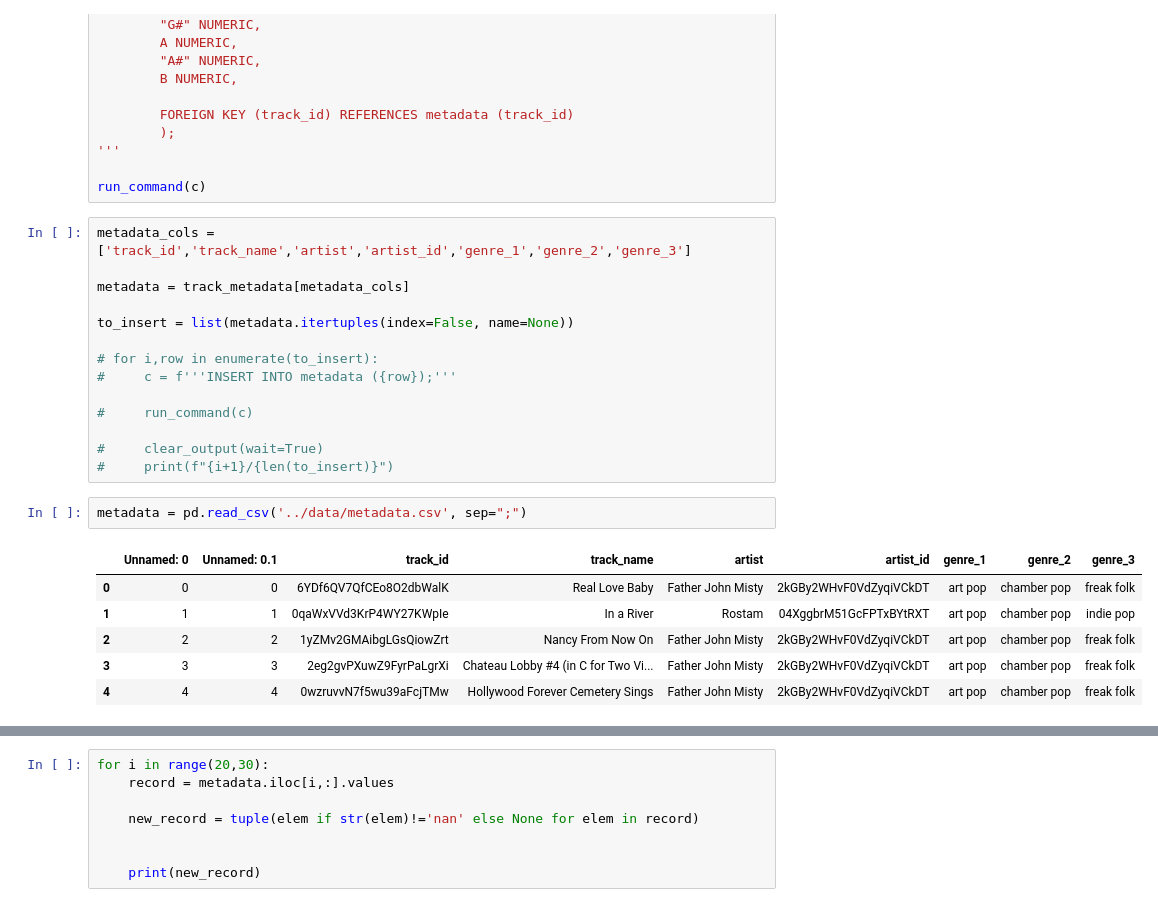
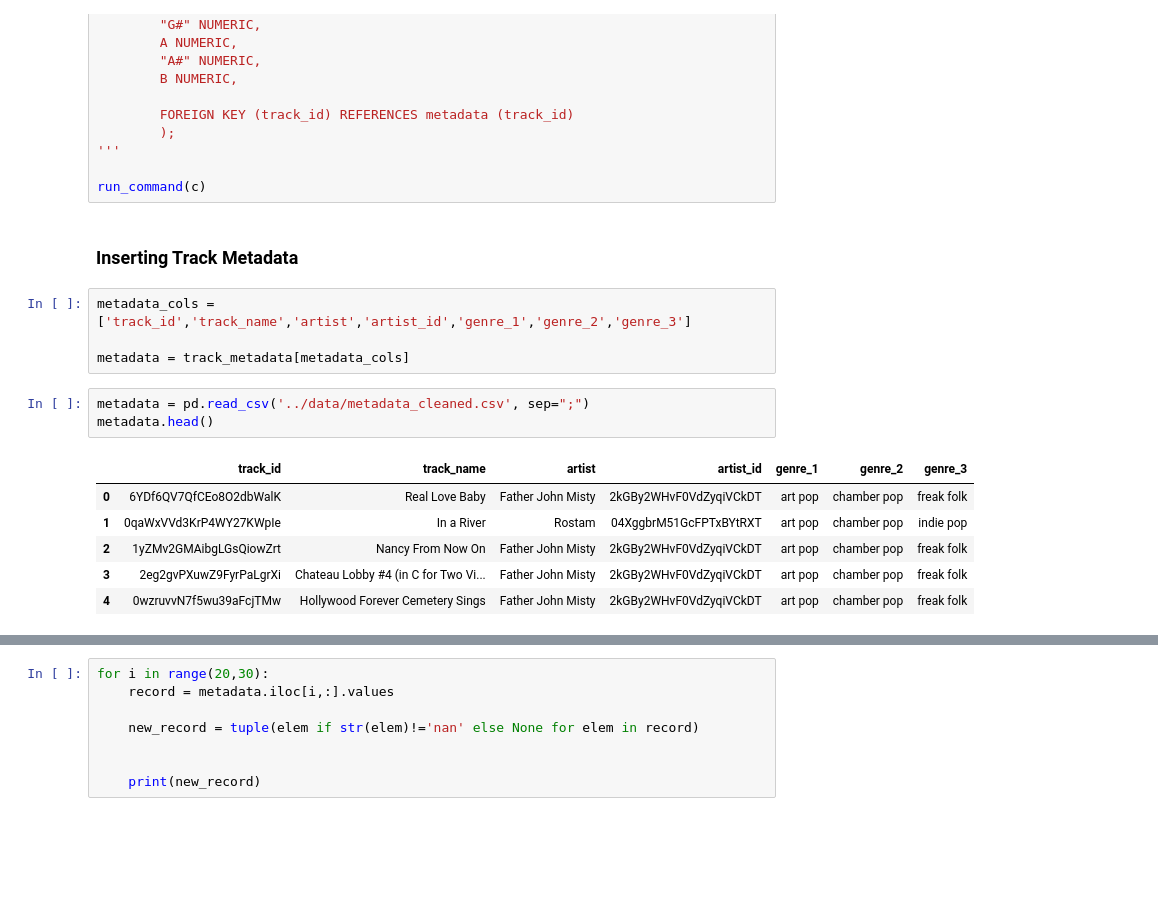
Before and after one commit to d-alvear/discoverify, a Jupyter notebook: notebooks/database_creation.ipynb, the cells around one changed output, grey strips where cells are left out. Saved outputs shown, nothing was run; the diff lists cells and outputs as text; blank space fills up the shorter version.

Commit message:
finished inserting data into database; added important SQL commands into SQL dir

```diff
--- a/notebooks/database_creation.ipynb
+++ b/notebooks/database_creation.ipynb
@@ -123,26 +123,19 @@ c = '''
 '''
 
 run_command(c)
-# %%
-metadata_cols = ['track_id','track_name','artist','artist_id','genre_1','genre_2','genre_3']
-
-metadata = track_metadata[metadata_cols]
-
-to_insert = list(metadata.itertuples(index=False, name=None))
-
-# for i,row in enumerate(to_insert):
-#     c = f'''INSERT INTO metadata ({row});'''
-
-#     run_command(c)
-
-#     clear_output(wait=True)
-#     print(f"{i+1}/{len(to_insert)}")
+# %% [markdown]
+### Inserting Track Metadata
+# %%
+metadata_cols = ['track_id','track_name','artist','artist_id','genre_1','genre_2','genre_3']
+
+metadata = track_metadata[metadata_cols]
 # %%
-metadata = pd.read_csv('../data/metadata.csv', sep=";")
+metadata = pd.read_csv('../data/metadata_cleaned.csv', sep=";")
+metadata.head()
 # %% [output]
-|  | Unnamed: 0 | Unnamed: 0.1 | track_id | track_name | artist | artist_id | genre_1 | genre_2 | genre_3 |
-| 0 | 0 | 0 | 6YDf6QV7QfCEo8O2dbWalK | Real Love Baby | Father John Misty | 2kGBy2WHvF0VdZyqiVCkDT | art pop | chamber pop | freak folk |
-| 1 | 1 | 1 | 0qaWxVVd3KrP4WY27KWpIe | In a River | Rostam | 04XggbrM51GcFPTxBYtRXT | art pop | chamber pop | indie pop |
-| 2 | 2 | 2 | 1yZMv2GMAibgLGsQiowZrt | Nancy From Now On | Father John Misty | 2kGBy2WHvF0VdZyqiVCkDT | art pop | chamber pop | freak folk |
-| 3 | 3 | 3 | 2eg2gvPXuwZ9FyrPaLgrXi | Chateau Lobby #4 (in C for Two Vi... | Father John Misty | 2kGBy2WHvF0VdZyqiVCkDT | art pop | chamber pop | freak folk |
-| 4 | 4 | 4 | 0wzruvvN7f5wu39aFcjTMw | Hollywood Forever Cemetery Sings | Father John Misty | 2kGBy2WHvF0VdZyqiVCkDT | art pop | chamber pop | freak folk |
+|  | track_id | track_name | artist | artist_id | genre_1 | genre_2 | genre_3 |
+| 0 | 6YDf6QV7QfCEo8O2dbWalK | Real Love Baby | Father John Misty | 2kGBy2WHvF0VdZyqiVCkDT | art pop | chamber pop | freak folk |
+| 1 | 0qaWxVVd3KrP4WY27KWpIe | In a River | Rostam | 04XggbrM51GcFPTxBYtRXT | art pop | chamber pop | indie pop |
+| 2 | 1yZMv2GMAibgLGsQiowZrt | Nancy From Now On | Father John Misty | 2kGBy2WHvF0VdZyqiVCkDT | art pop | chamber pop | freak folk |
+| 3 | 2eg2gvPXuwZ9FyrPaLgrXi | Chateau Lobby #4 (in C for Two Vi... | Father John Misty | 2kGBy2WHvF0VdZyqiVCkDT | art pop | chamber pop | freak folk |
+| 4 | 0wzruvvN7f5wu39aFcjTMw | Hollywood Forever Cemetery Sings | Father John Misty | 2kGBy2WHvF0VdZyqiVCkDT | art pop | chamber pop | freak folk |
```
Also changed, not shown: parts of 26 cells of this notebook, 4 other files.
